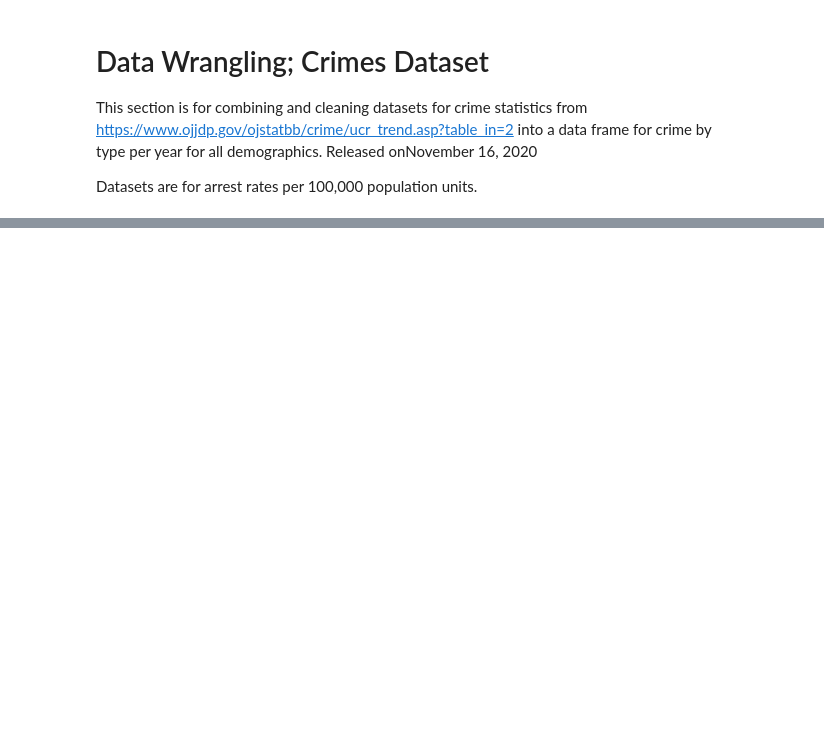
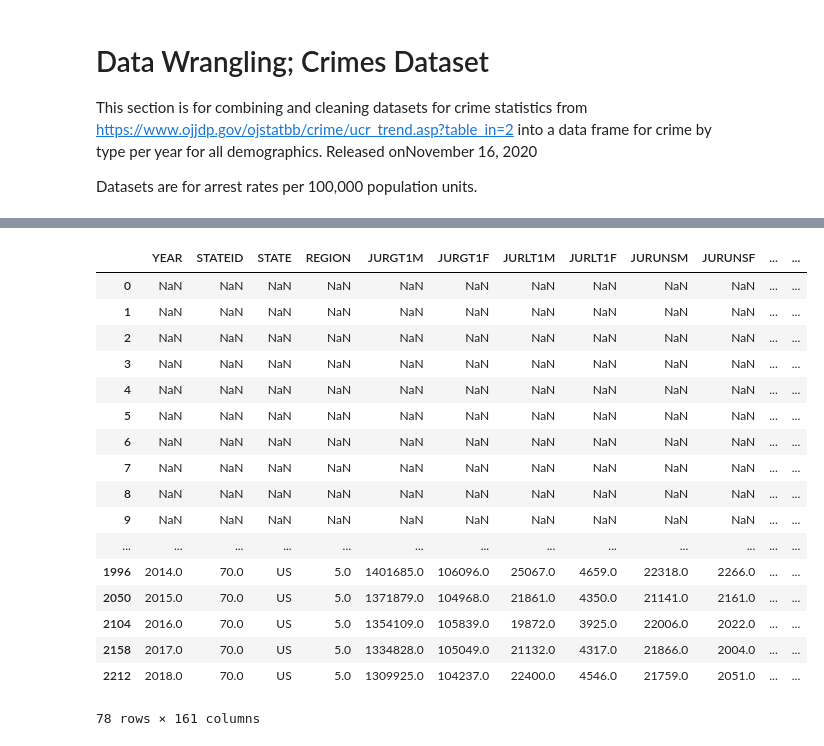
Before and after one commit to COMP4447Team/crime, a Jupyter notebook: finalproject.ipynb, the cells around one changed output, grey strips where cells are left out. Cells and saved outputs as stored; diff of their text form; code cells hidden in the pictures; blank space fills up the shorter version.

Commit message:
Commit changes to notebook, final df
Update finalproject.ipynb. Created combined data frame 'final_df_1'. Also uploaded datasets to main.

```diff
--- a/finalproject.ipynb
+++ b/finalproject.ipynb
@@ -473,0 +531,21 @@ d.piv.to_csv(r'crime_rates_by_type_year.csv', index = False)
+# %%
+final_df
+# %% [output]
+|  | YEAR | STATEID | STATE | REGION | JURGT1M | JURGT1F | JURLT1M | JURLT1F | JURUNSM | JURUNSF | ... | ... |
+| 0 | NaN | NaN | NaN | NaN | NaN | NaN | NaN | NaN | NaN | NaN | ... | ... |
+| 1 | NaN | NaN | NaN | NaN | NaN | NaN | NaN | NaN | NaN | NaN | ... | ... |
+| 2 | NaN | NaN | NaN | NaN | NaN | NaN | NaN | NaN | NaN | NaN | ... | ... |
+| 3 | NaN | NaN | NaN | NaN | NaN | NaN | NaN | NaN | NaN | NaN | ... | ... |
+| 4 | NaN | NaN | NaN | NaN | NaN | NaN | NaN | NaN | NaN | NaN | ... | ... |
+| 5 | NaN | NaN | NaN | NaN | NaN | NaN | NaN | NaN | NaN | NaN | ... | ... |
+| 6 | NaN | NaN | NaN | NaN | NaN | NaN | NaN | NaN | NaN | NaN | ... | ... |
+| 7 | NaN | NaN | NaN | NaN | NaN | NaN | NaN | NaN | NaN | NaN | ... | ... |
+| 8 | NaN | NaN | NaN | NaN | NaN | NaN | NaN | NaN | NaN | NaN | ... | ... |
+| 9 | NaN | NaN | NaN | NaN | NaN | NaN | NaN | NaN | NaN | NaN | ... | ... |
+| ... | ... | ... | ... | ... | ... | ... | ... | ... | ... | ... | ... | ... |
+| 1996 | 2014.0 | 70.0 | US | 5.0 | 1401685.0 | 106096.0 | 25067.0 | 4659.0 | 22318.0 | 2266.0 | ... | ... |
+| 2050 | 2015.0 | 70.0 | US | 5.0 | 1371879.0 | 104968.0 | 21861.0 | 4350.0 | 21141.0 | 2161.0 | ... | ... |
+| 2104 | 2016.0 | 70.0 | US | 5.0 | 1354109.0 | 105839.0 | 19872.0 | 3925.0 | 22006.0 | 2022.0 | ... | ... |
+| 2158 | 2017.0 | 70.0 | US | 5.0 | 1334828.0 | 105049.0 | 21132.0 | 4317.0 | 21866.0 | 2004.0 | ... | ... |
+| 2212 | 2018.0 | 70.0 | US | 5.0 | 1309925.0 | 104237.0 | 22400.0 | 4546.0 | 21759.0 | 2051.0 | ... | ... |
+78 rows × 161 columns
```
Also changed, not shown: parts of 20 cells of this notebook, 12 other files.
